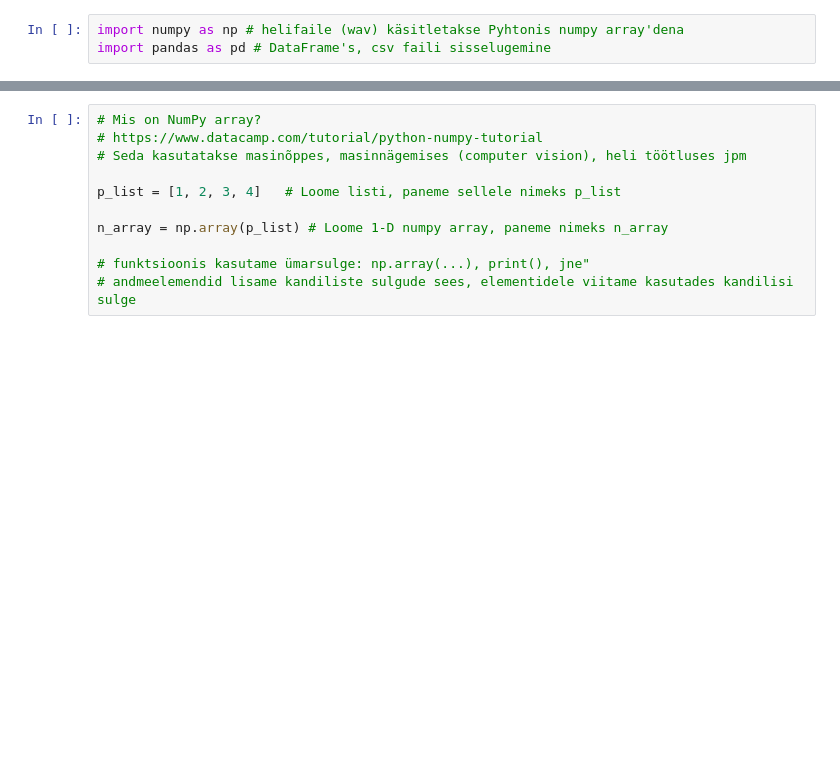
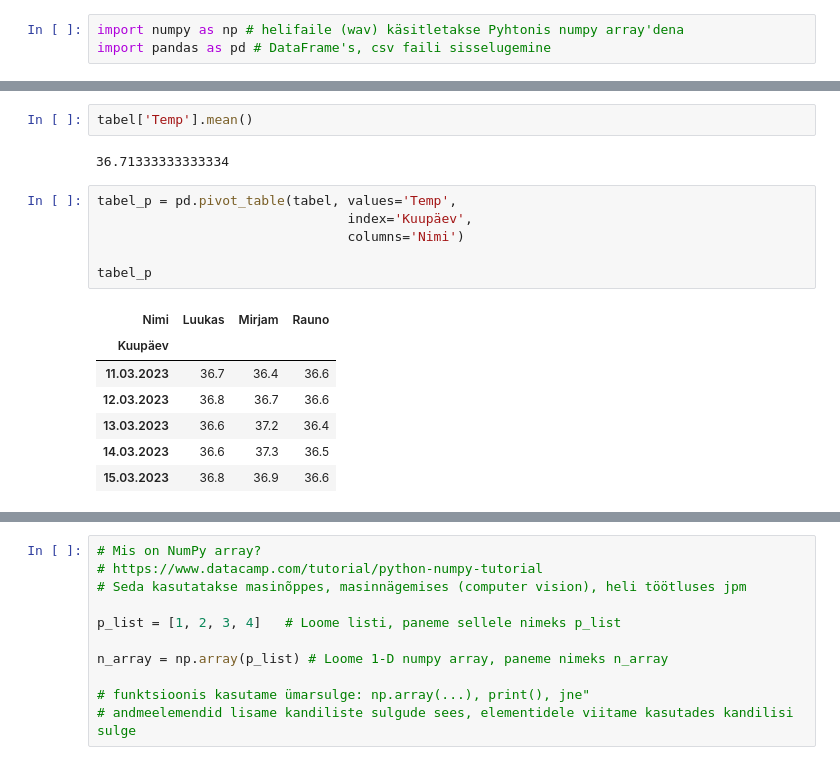
Before and after one commit to teetlohmus/pjk, a Jupyter notebook: pjk-10-klass-nparray-dataframe-dictionary.ipynb, the cells around one changed output, grey strips where cells are left out. Saved outputs shown, nothing was run; the diff lists cells and outputs as text; blank space fills up the shorter version.

```diff
--- a/pjk-10-klass-nparray-dataframe-dictionary.ipynb
+++ b/pjk-10-klass-nparray-dataframe-dictionary.ipynb
@@ -5,0 +185,18 @@ import pandas as pd # DataFrame's, csv faili sisselugemine
+# %%
+tabel['Temp'].mean()
+# %% [output]
+36.71333333333334
+# %%
+tabel_p = pd.pivot_table(tabel, values='Temp',
+                                index='Kuupäev',
+                                columns='Nimi')
+
+tabel_p
+# %% [output]
+| Nimi | Luukas | Mirjam | Rauno |
+| Kuupäev |  |  |  |
+| 11.03.2023 | 36.7 | 36.4 | 36.6 |
+| 12.03.2023 | 36.8 | 36.7 | 36.6 |
+| 13.03.2023 | 36.6 | 37.2 | 36.4 |
+| 14.03.2023 | 36.6 | 37.3 | 36.5 |
+| 15.03.2023 | 36.8 | 36.9 | 36.6 |
```
Also changed, not shown: parts of 19 cells of this notebook.
